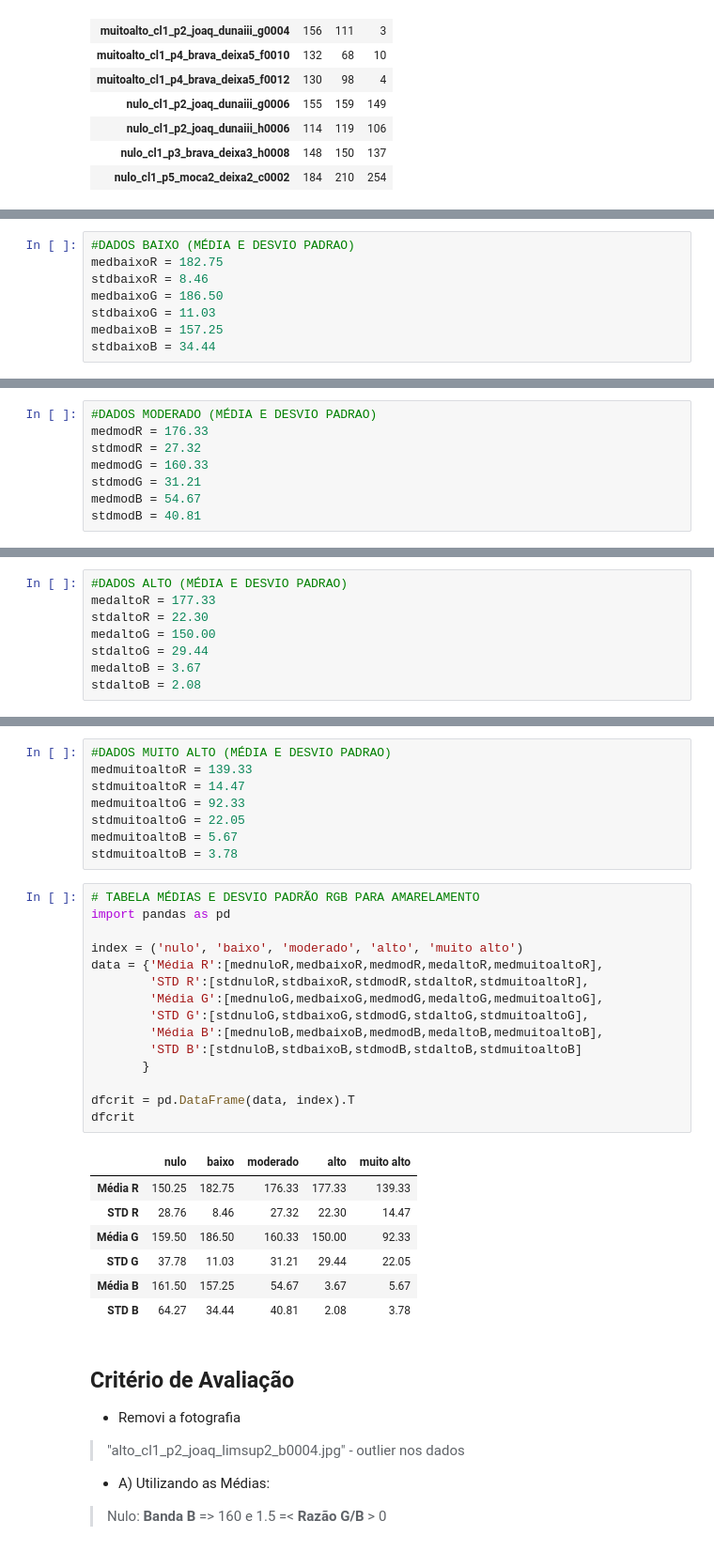
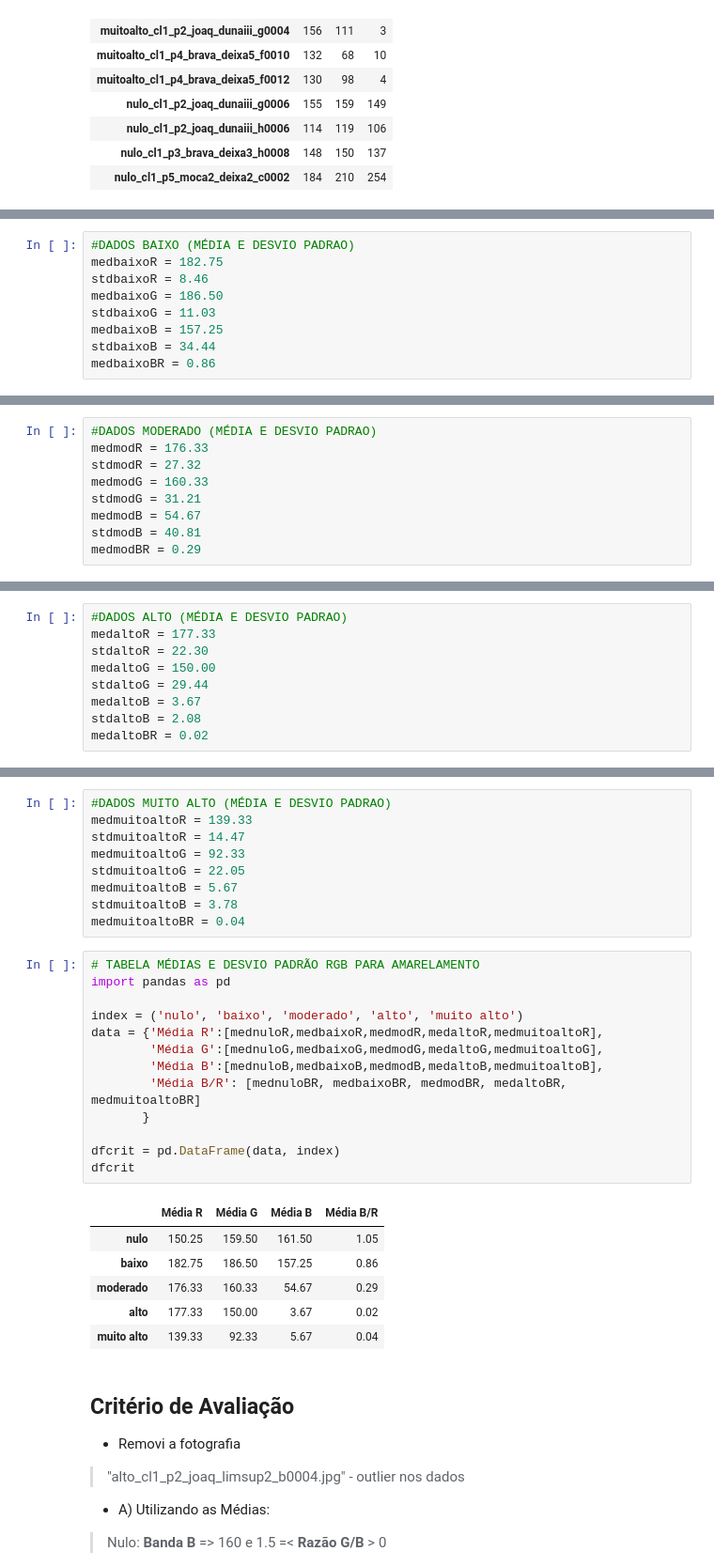
Before and after one commit to LaPoGeoMar/Proj_Pellets_Amarelamento, a Jupyter notebook: notebooks/range-zanetti/range-classification.ipynb, the cells around one changed output, grey strips where cells are left out. Shown at 94% size. Saved outputs shown, nothing was run; the diff lists cells and outputs as text.

```diff
--- a/notebooks/range-zanetti/range-classification.ipynb
+++ b/notebooks/range-zanetti/range-classification.ipynb
@@ -224,6 +225,7 @@ medbaixoG = 186.50
 stdbaixoG = 11.03
 medbaixoB = 157.25
 stdbaixoB = 34.44
+medbaixoBR = 0.86
 # %%
 moderado = df.iloc[7:10]
 moderado.describe()
@@ -245,6 +247,7 @@ medmodG = 160.33
 stdmodG = 31.21
 medmodB = 54.67
 stdmodB = 40.81
+medmodBR = 0.29
 # %%
 alto = df.iloc[0:3]
 alto.describe()
@@ -266,6 +269,7 @@ medaltoG = 150.00
 stdaltoG = 29.44
 medaltoB = 3.67
 stdaltoB = 2.08
+medaltoBR = 0.02
 # %%
 muitoalto = df.iloc[10:13]
 muitoalto.describe()
@@ -287,29 +291,27 @@ medmuitoaltoG = 92.33
 stdmuitoaltoG = 22.05
 medmuitoaltoB = 5.67
 stdmuitoaltoB = 3.78
+medmuitoaltoBR = 0.04
 # %%
 # TABELA MÉDIAS E DESVIO PADRÃO RGB PARA AMARELAMENTO
 import pandas as pd
 
 index = ('nulo', 'baixo', 'moderado', 'alto', 'muito alto')
 data = {'Média R':[mednuloR,medbaixoR,medmodR,medaltoR,medmuitoaltoR],
-        'STD R':[stdnuloR,stdbaixoR,stdmodR,stdaltoR,stdmuitoaltoR],
         'Média G':[mednuloG,medbaixoG,medmodG,medaltoG,medmuitoaltoG],
-        'STD G':[stdnuloG,stdbaixoG,stdmodG,stdaltoG,stdmuitoaltoG],
         'Média B':[mednuloB,medbaixoB,medmodB,medaltoB,medmuitoaltoB],
-        'STD B':[stdnuloB,stdbaixoB,stdmodB,stdaltoB,stdmuitoaltoB]
+        'Média B/R': [mednuloBR, medbaixoBR, medmodBR, medaltoBR, medmuitoaltoBR]
        }
 
-dfcrit = pd.DataFrame(data, index).T
+dfcrit = pd.DataFrame(data, index)
 dfcrit
 # %% [output]
-|  | nulo | baixo | moderado | alto | muito alto |
-| Média R | 150.25 | 182.75 | 176.33 | 177.33 | 139.33 |
-| STD R | 28.76 | 8.46 | 27.32 | 22.30 | 14.47 |
-| Média G | 159.50 | 186.50 | 160.33 | 150.00 | 92.33 |
-| STD G | 37.78 | 11.03 | 31.21 | 29.44 | 22.05 |
-| Média B | 161.50 | 157.25 | 54.67 | 3.67 | 5.67 |
-| STD B | 64.27 | 34.44 | 40.81 | 2.08 | 3.78 |
+|  | Média R | Média G | Média B | Média B/R |
+| nulo | 150.25 | 159.50 | 161.50 | 1.05 |
+| baixo | 182.75 | 186.50 | 157.25 | 0.86 |
+| moderado | 176.33 | 160.33 | 54.67 | 0.29 |
+| alto | 177.33 | 150.00 | 3.67 | 0.02 |
+| muito alto | 139.33 | 92.33 | 5.67 | 0.04 |
 # %% [markdown]
 ## Critério de Avaliação
 
```
Also changed, not shown: parts of 9 cells of this notebook, 1 other file.
